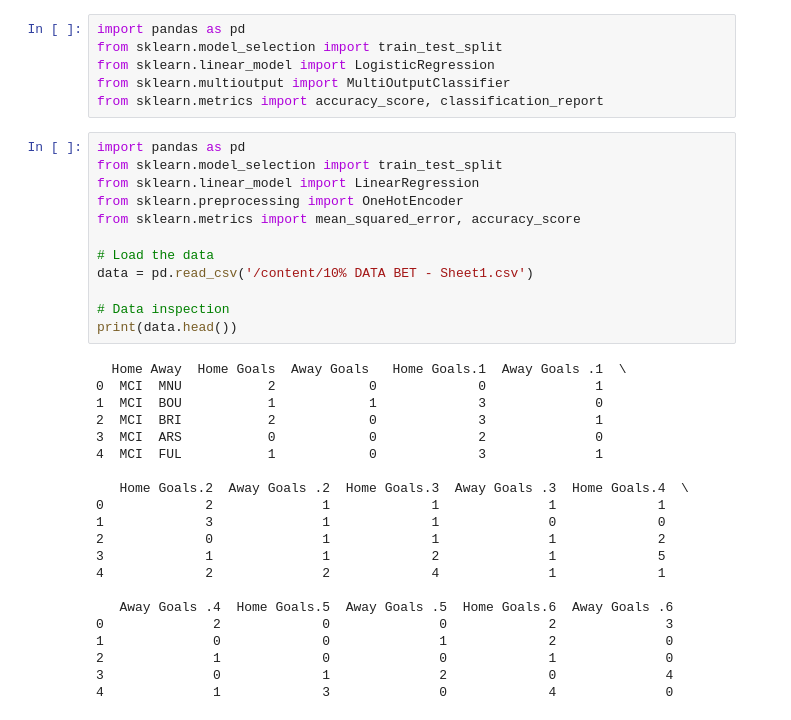
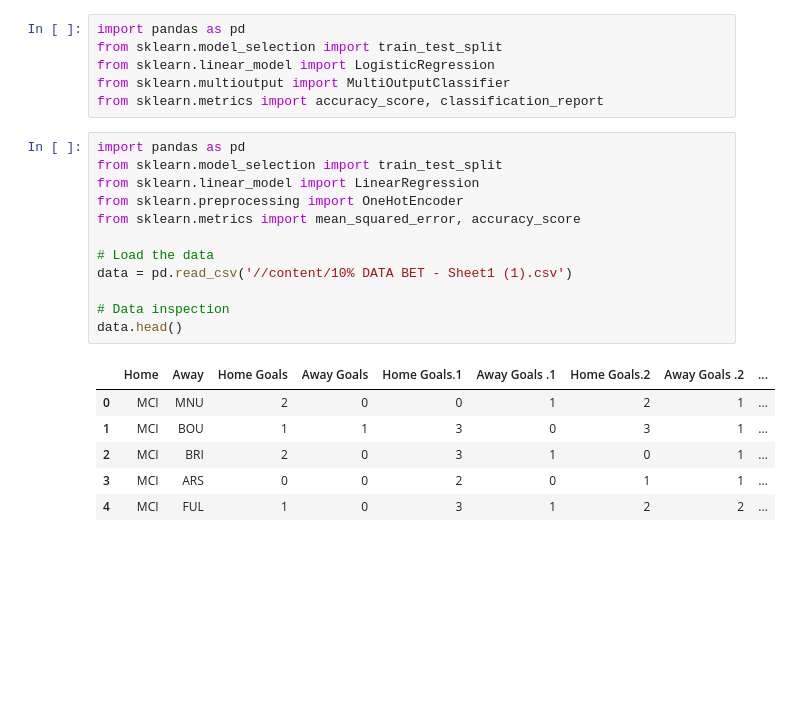
Before and after one commit to Duraadavid/EPL, a Jupyter notebook: untitled21.ipynb, the cells around one changed output. Drawn from its saved outputs; the diff is of its cells as text; blank space fills up the shorter version.

```diff
--- a/untitled21.ipynb
+++ b/untitled21.ipynb
@@ -9,33 +9,19 @@ from sklearn.metrics import accuracy_score, classification_report
 # %%
 import pandas as pd
 from sklearn.model_selection import train_test_split
 from sklearn.linear_model import LinearRegression
 from sklearn.preprocessing import OneHotEncoder
 from sklearn.metrics import mean_squared_error, accuracy_score
 
 # Load the data
-data = pd.read_csv('/content/10% DATA BET - Sheet1.csv')
+data = pd.read_csv('//content/10% DATA BET - Sheet1 (1).csv')
 
 # Data inspection
-print(data.head())
+data.head()
 # %% [output]
-  Home Away  Home Goals  Away Goals   Home Goals.1  Away Goals .1  \
-0  MCI  MNU           2            0             0              1
-1  MCI  BOU           1            1             3              0
-2  MCI  BRI           2            0             3              1
-3  MCI  ARS           0            0             2              0
-4  MCI  FUL           1            0             3              1
-
-   Home Goals.2  Away Goals .2  Home Goals.3  Away Goals .3  Home Goals.4  \
-0             2              1             1              1             1
-1             3              1             1              0             0
-2             0              1             1              1             2
-3             1              1             2              1             5
-4             2              2             4              1             1
-
-   Away Goals .4  Home Goals.5  Away Goals .5  Home Goals.6  Away Goals .6
-0              2             0              0             2              3
-1              0             0              1             2              0
-2              1             0              0             1              0
-3              0             1              2             0              4
-4              1             3              0             4              0
+|  | Home | Away | Home Goals | Away Goals | Home Goals.1 | Away Goals .1 | Home Goals.2 | Away Goals .2 | ... |
+| 0 | MCI | MNU | 2 | 0 | 0 | 1 | 2 | 1 | ... |
+| 1 | MCI | BOU | 1 | 1 | 3 | 0 | 3 | 1 | ... |
+| 2 | MCI | BRI | 2 | 0 | 3 | 1 | 0 | 1 | ... |
+| 3 | MCI | ARS | 0 | 0 | 2 | 0 | 1 | 1 | ... |
+| 4 | MCI | FUL | 1 | 0 | 3 | 1 | 2 | 2 | ... |
```
Also changed, not shown: parts of 6 cells of this notebook.
